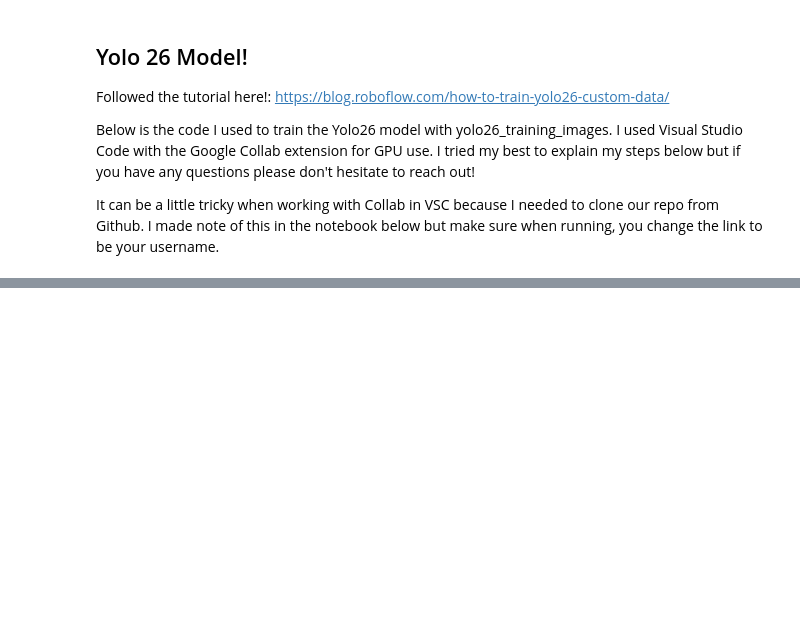
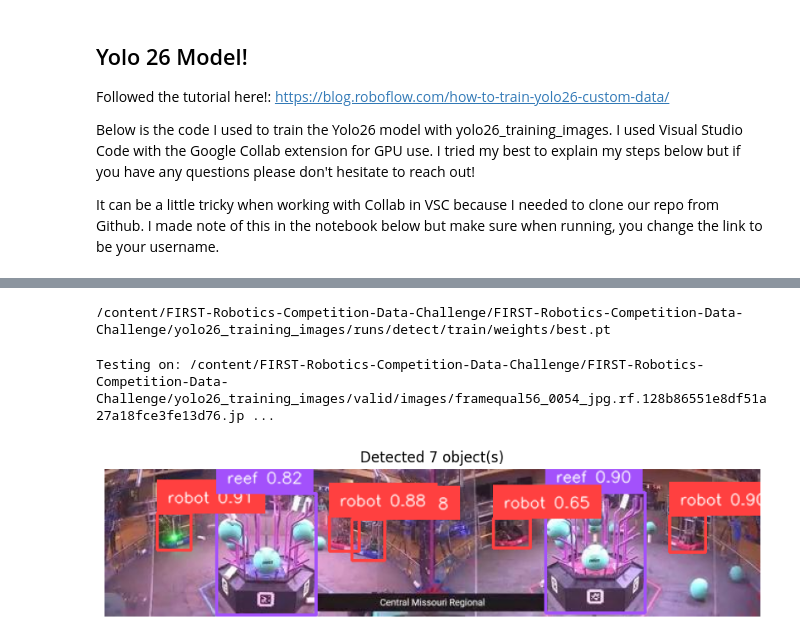
Before and after one commit to KennedyWendl/FIRST-Robotics-Competition-Data-Challenge, a Jupyter notebook: yolo26_training_images/modeling.ipynb, the cells around one changed output, grey strips where cells are left out. Drawn from its saved outputs; the diff is of its cells as text; code cells hidden in the pictures; blank space fills up the shorter version.

Commit message:
Yolo model!

```diff
--- a/yolo26_training_images/modeling.ipynb
+++ b/yolo26_training_images/modeling.ipynb
@@ -63,0 +107,54 @@ RuntimeError: Dataset 'data.yaml' error ❌ 'data.yaml' does not exist
+# %%
+# Prints saved path of model
+for root, dirs, files in os.walk('/content'):
+    for file in files:
+        if file == 'best.pt':
+            best = os.path.join(root, file)
+            print(best)
+# %% [output]
+/content/FIRST-Robotics-Competition-Data-Challenge/FIRST-Robotics-Competition-Data-Challenge/yolo26_training_images/runs/detect/train/weights/best.pt
+# %%
+# Validation of model!
+import random
+import glob
+import matplotlib.pyplot as plt
+import supervision as sv
+from ultralytics import YOLO
+from PIL import Image
+
+# Loading trained model from path
+model = YOLO(best)
+
+# Randomly picking image to test on
+
+# Validation image path
+val_images = glob.glob('/content/FIRST-Robotics-Competition-Data-Challenge/FIRST-Robotics-Competition-Data-Challenge/yolo26_training_images/valid/images/*')
+
+# Choosing a random image
+test_image_path = random.choice(val_images)
+print("Testing on:", test_image_path)
+
+# Running inference
+image = Image.open(test_image_path)
+result = model.predict(image, verbose=False)[0]
+detections = sv.Detections.from_ultralytics(result)
+
+# Annotate the image with bounding boxes and labels
+box_annotator = sv.BoxAnnotator()
+label_annotator = sv.LabelAnnotator()
+
+class_names = ['reef', 'robot']
+labels = [f"{class_names[cls]} {conf:.2f}" for cls, conf in zip(detections.class_id, detections.confidence)]
+
+annotated_image = box_annotator.annotate(scene=image.copy(), detections=detections)
+annotated_image = label_annotator.annotate(scene=annotated_image, detections=detections, labels=labels)
+
+# Displaying result
+plt.figure(figsize=(10, 10))
+plt.imshow(annotated_image)
+plt.axis("off")
+plt.title(f"Detected {len(detections)} object(s)")
+plt.show()
+# %% [output]
+Testing on: /content/FIRST-Robotics-Competition-Data-Challenge/FIRST-Robotics-Competition-Data-Challenge/yolo26_training_images/valid/images/framequal56_0054_jpg.rf.128b86551e8df51a27a18fce3fe13d76.jp ...
+[figure, added]
```
Also changed, not shown: parts of 3 cells of this notebook.
